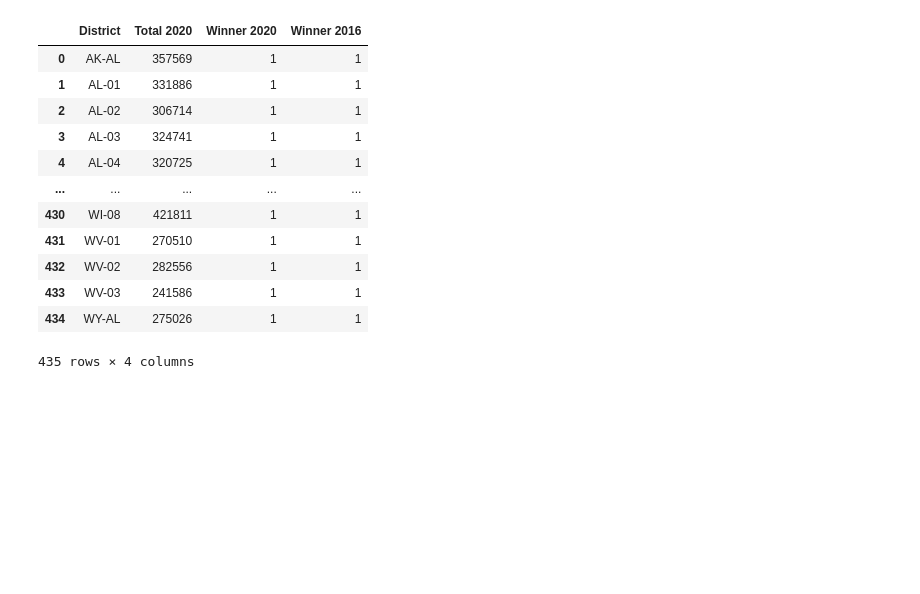
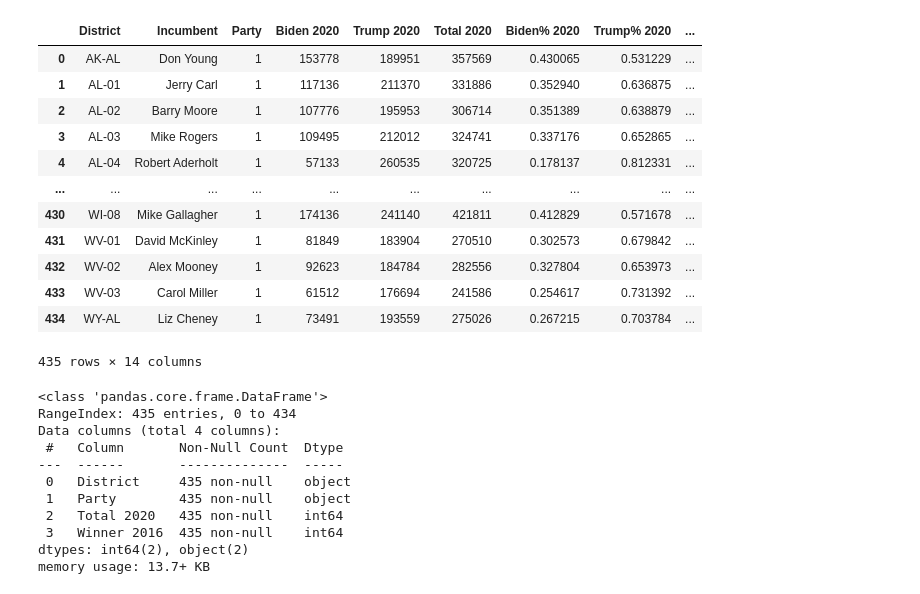
Before and after one commit to LeoSpallino/4ML3-Data-Cleaning, a Jupyter notebook: pop_data_cleaning.ipynb, the cells around one changed output. Saved outputs shown, nothing was run; the diff lists cells and outputs as text; code cells hidden in the pictures; blank space fills up the shorter version.

```diff
--- a/pop_data_cleaning.ipynb
+++ b/pop_data_cleaning.ipynb
@@ -159,26 +187,40 @@ df
+# %%
+dataset = pd.read_excel('election_results.xlsx')
+dataset.loc[(dataset['Party'] == '(R)') , ['Party']] = int(1) # convert (R) to 1
+dataset.loc[(dataset['Party'] == '(D)') , ['Party']] = int(0) # cnvert (D) to 0
+dataset['Winner 2016'] = dataset.apply(lambda row: 0 if row['Clinton 2016'] > row['Trump 2016'] else 1, axis=1)
+dataset
+# %% [output]
+|  | District | Incumbent | Party | Biden 2020 | Trump 2020 | Total 2020 | Biden% 2020 | Trump% 2020 | ... |
+| 0 | AK-AL | Don Young | 1 | 153778 | 189951 | 357569 | 0.430065 | 0.531229 | ... |
+| 1 | AL-01 | Jerry Carl | 1 | 117136 | 211370 | 331886 | 0.352940 | 0.636875 | ... |
+| 2 | AL-02 | Barry Moore | 1 | 107776 | 195953 | 306714 | 0.351389 | 0.638879 | ... |
+| 3 | AL-03 | Mike Rogers | 1 | 109495 | 212012 | 324741 | 0.337176 | 0.652865 | ... |
+| 4 | AL-04 | Robert Aderholt | 1 | 57133 | 260535 | 320725 | 0.178137 | 0.812331 | ... |
+| ... | ... | ... | ... | ... | ... | ... | ... | ... | ... |
+| 430 | WI-08 | Mike Gallagher | 1 | 174136 | 241140 | 421811 | 0.412829 | 0.571678 | ... |
+| 431 | WV-01 | David McKinley | 1 | 81849 | 183904 | 270510 | 0.302573 | 0.679842 | ... |
+| 432 | WV-02 | Alex Mooney | 1 | 92623 | 184784 | 282556 | 0.327804 | 0.653973 | ... |
+| 433 | WV-03 | Carol Miller | 1 | 61512 | 176694 | 241586 | 0.254617 | 0.731392 | ... |
+| 434 | WY-AL | Liz Cheney | 1 | 73491 | 193559 | 275026 | 0.267215 | 0.703784 | ... |
+435 rows × 14 columns
 # %%
-dataset = pd.read_excel('election_results.xlsx')
-dataset['Winner 2020'] = dataset.apply(lambda row: 0 if row['Biden 2020'] > row['Trump 2020'] else 1, axis=1)
-dataset['Winner 2016'] = dataset.apply(lambda row: 0 if row['Clinton 2016'] > row['Trump 2016'] else 1, axis=1)
-
 to_drop = ['Incumbent', 'Biden% 2020', 'Trump% 2020', 'Clinton% 2016',
-          'Trump% 2016', 'Party', 'Biden 2020', 'Trump 2020', 'Clinton 2016', 'Trump 2016', 'Total 2016']
+          'Trump% 2016', 'Biden 2020', 'Trump 2020', 'Clinton 2016', 'Trump 2016', 'Total 2016']
 dataset.drop(columns=to_drop, inplace=True, axis=1)
-dataset
+dataset.info()
 # %% [output]
-|  | District | Total 2020 | Winner 2020 | Winner 2016 |
-| 0 | AK-AL | 357569 | 1 | 1 |
-| 1 | AL-01 | 331886 | 1 | 1 |
-| 2 | AL-02 | 306714 | 1 | 1 |
-| 3 | AL-03 | 324741 | 1 | 1 |
-| 4 | AL-04 | 320725 | 1 | 1 |
-| ... | ... | ... | ... | ... |
-| 430 | WI-08 | 421811 | 1 | 1 |
-| 431 | WV-01 | 270510 | 1 | 1 |
-| 432 | WV-02 | 282556 | 1 | 1 |
-| 433 | WV-03 | 241586 | 1 | 1 |
-| 434 | WY-AL | 275026 | 1 | 1 |
-435 rows × 4 columns
+<class 'pandas.core.frame.DataFrame'>
+RangeIndex: 435 entries, 0 to 434
+Data columns (total 4 columns):
+ #   Column       Non-Null Count  Dtype
+---  ------       --------------  -----
+ 0   District     435 non-null    object
+ 1   Party        435 non-null    object
+ 2   Total 2020   435 non-null    int64
+ 3   Winner 2016  435 non-null    int64
+dtypes: int64(2), object(2)
+memory usage: 13.7+ KB
 # %%
 dataset = dataset.merge(df, on='District', how='left')
 dataset
```
Also changed, not shown: parts of 24 cells of this notebook, 11 other files.
